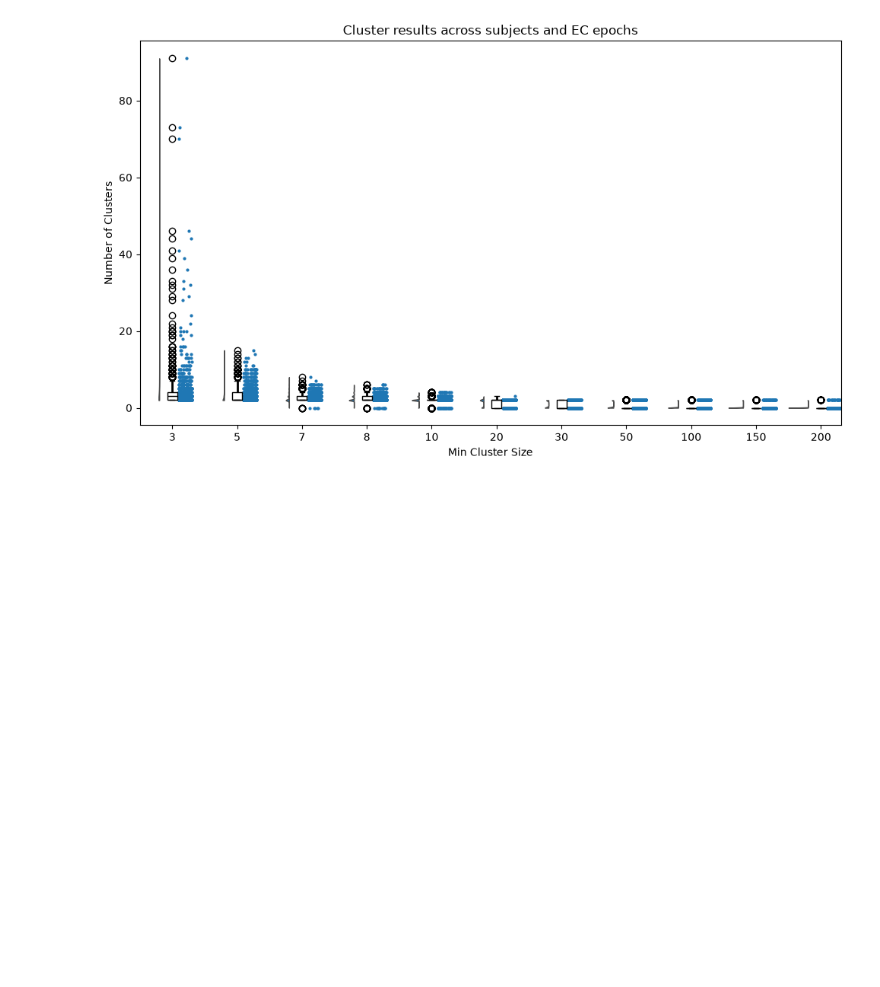
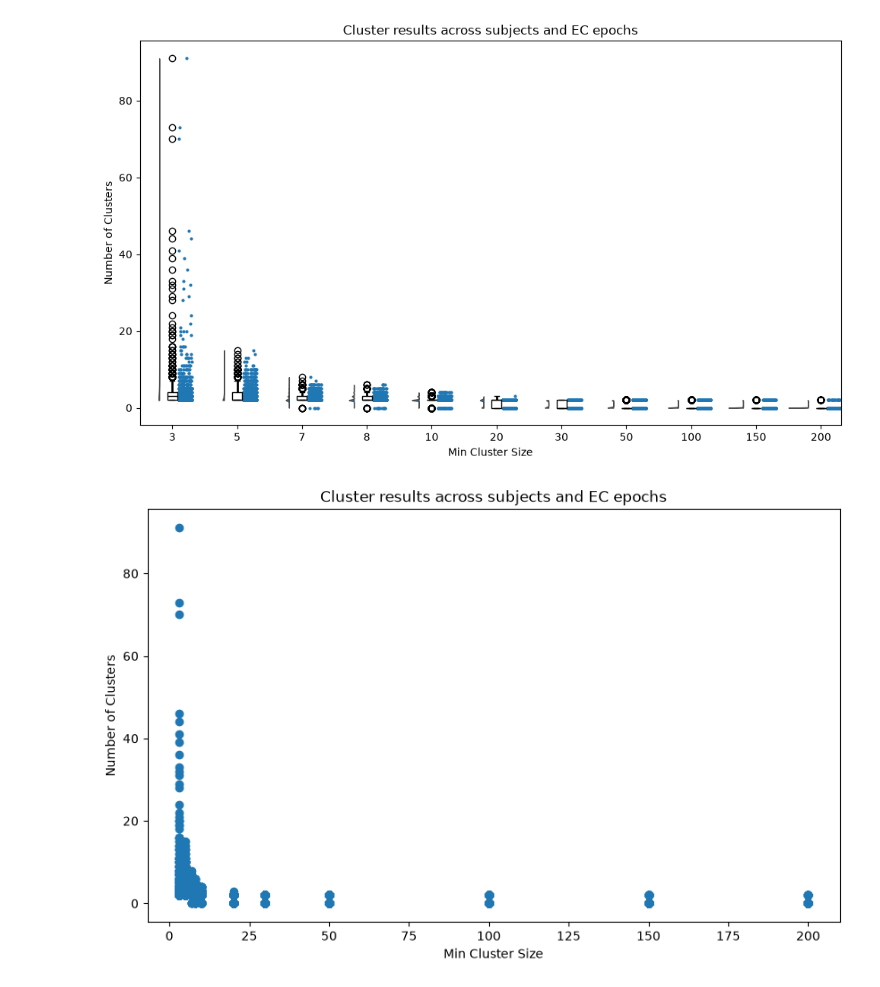
Before and after one commit to haircutt/neuro-ml-proj, a Jupyter notebook: microstate-clustering-eeg.ipynb, the cells around one changed output. Drawn from its saved outputs; the diff is of its cells as text; code cells hidden in the pictures; blank space fills up the shorter version.

Commit message:
feat: ran both clustering algos + visualised

```diff
--- a/microstate-clustering-eeg.ipynb
+++ b/microstate-clustering-eeg.ipynb
@@ -399,7 +420,7 @@ for fif_file in recording_files:
     print(f"\n{subject} {epoch}")
     print(f"{'min_cluster_size':>17s}  {'n_clusters':>10s}  {'n_noise':>8s}")
     for mcs in min_cluster_sizes:
-        hdb_sweep = HDBSCAN(copy=True, min_cluster_size=mcs).fit(subject_topographies)
+        hdb_sweep = HDBSCAN(copy=True, min_cluster_size=mcs, single_cluster_mode="allow").fit(subject_topographies)
         sweep_labels = hdb_sweep.labels_
         n_clusters_sweep = len(np.unique(sweep_labels[sweep_labels >= 0]))
         n_noise = int(np.sum(sweep_labels == -1))
@@ -493,3 +513,15 @@ plt.tight_layout()
 plt.show()
 # %% [output]
 [figure]
+# %%
+# scatter plot
+import matplotlib.pyplot as plt
+
+plt.figure(figsize=(10, 6))
+plt.scatter(df["min_cluster_size"], df["n_clusters"])
+plt.xlabel("Min Cluster Size")
+plt.ylabel("Number of Clusters")
+plt.title("Cluster results across subjects and EC epochs")
+plt.show()
+# %% [output]
+[figure, added]
```
Also changed, not shown: parts of 6 cells of this notebook.
